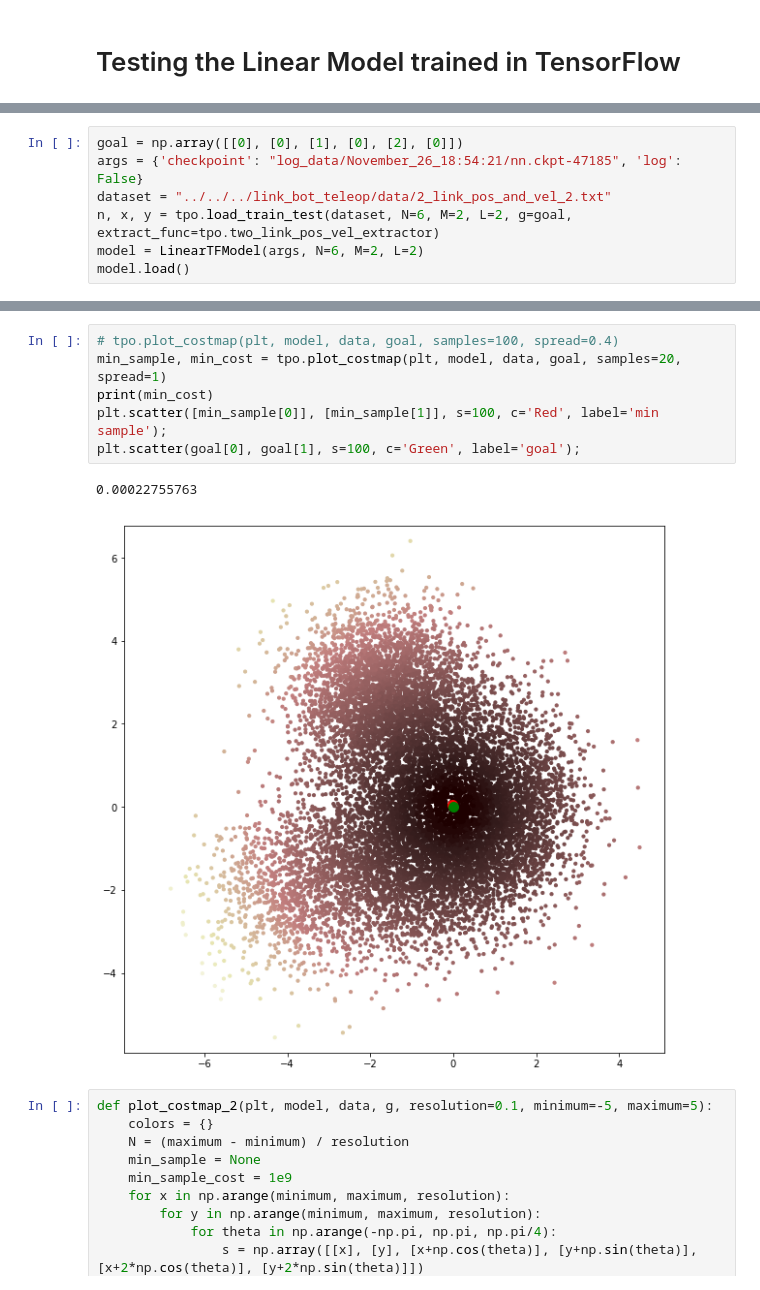
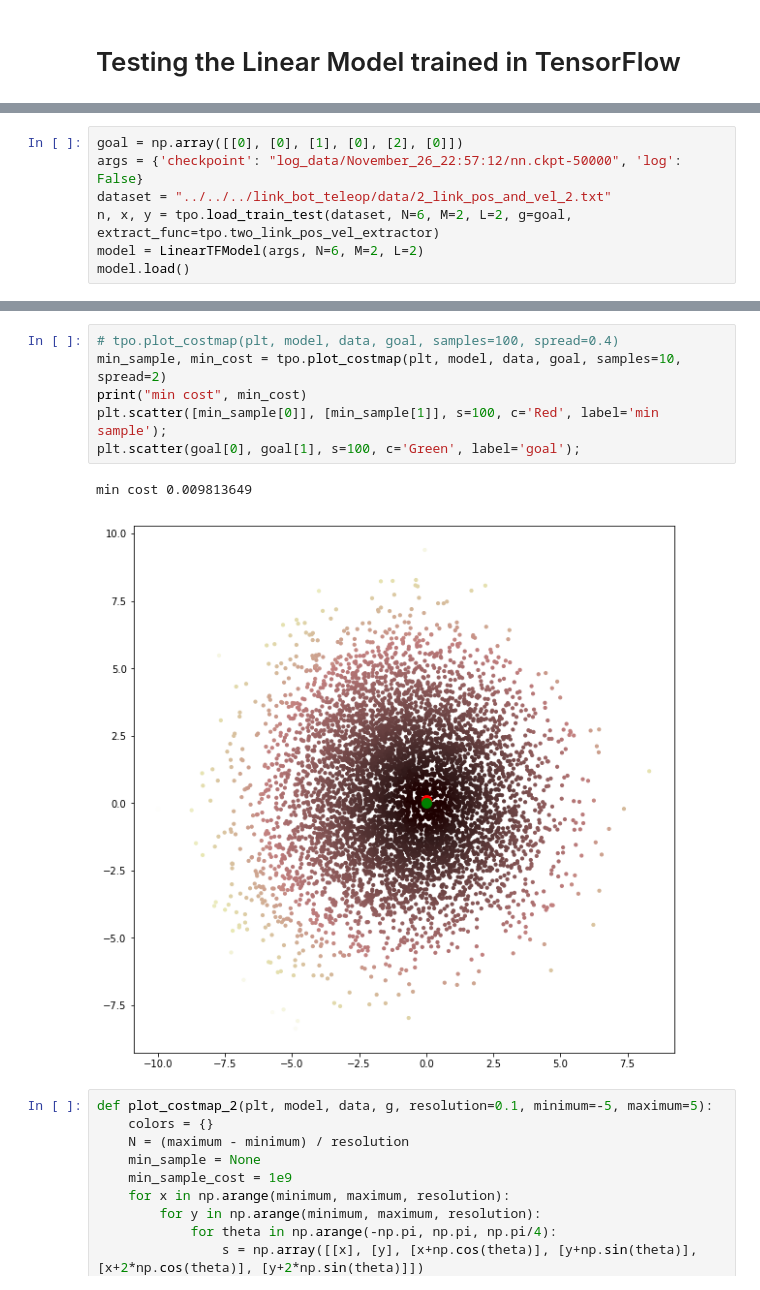
Before and after one commit to UM-ARM-Lab/unreliable-deform-manipulation, a Jupyter notebook: link_bot_notebooks/src/link_bot_notebooks/Linear TF Testing.ipynb, the cells around one changed output, grey strips where cells are left out. Cells and saved outputs as stored; diff of their text form.

```diff
--- a/link_bot_notebooks/src/link_bot_notebooks/Linear TF Testing.ipynb
+++ b/link_bot_notebooks/src/link_bot_notebooks/Linear TF Testing.ipynb
@@ -11,7 +12,7 @@ from link_bot_notebooks.linear_tf_model import LinearTFModel
 importing Jupyter notebook from /home/pmitrano/catkin_ws/src/link_bot/link_bot_notebooks/src/link_bot_notebooks/toy_problem_optimization_common.ipynb
 # %%
 goal = np.array([[0], [0], [1], [0], [2], [0]])
-args = {'checkpoint': "log_data/November_26_18:54:21/nn.ckpt-47185", 'log': False}
+args = {'checkpoint': "log_data/November_26_22:57:12/nn.ckpt-50000", 'log': False}
 dataset = "../../../link_bot_teleop/data/2_link_pos_and_vel_2.txt"
 n, x, y = tpo.load_train_test(dataset, N=6, M=2, L=2, g=goal, extract_func=tpo.two_link_pos_vel_extractor)
 model = LinearTFModel(args, N=6, M=2, L=2)
@@ -57,13 +64,13 @@ print(data[0])
        [-2.]]), array([20.]), array([20.])]
 # %%
 # tpo.plot_costmap(plt, model, data, goal, samples=100, spread=0.4)
-min_sample, min_cost = tpo.plot_costmap(plt, model, data, goal, samples=20, spread=1)
-print(min_cost)
+min_sample, min_cost = tpo.plot_costmap(plt, model, data, goal, samples=10, spread=2)
+print("min cost", min_cost)
 plt.scatter([min_sample[0]], [min_sample[1]], s=100, c='Red', label='min sample');
 plt.scatter(goal[0], goal[1], s=100, c='Green', label='goal');
 # %% [output]
-0.00022755763
+min cost 0.009813649
-[figure, old version]
+[figure, new version]
 # %%
 def plot_costmap_2(plt, model, data, g, resolution=0.1, minimum=-5, maximum=5):
     colors = {}
```
Also changed, not shown: parts of 12 cells of this notebook, 2 other files.
